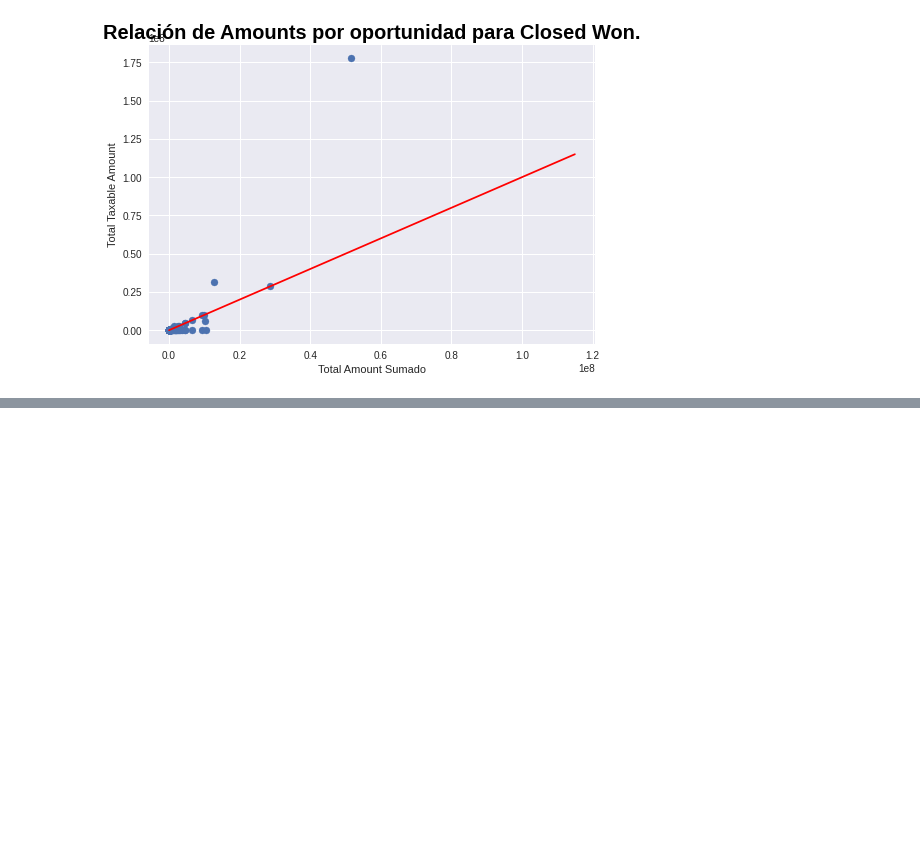
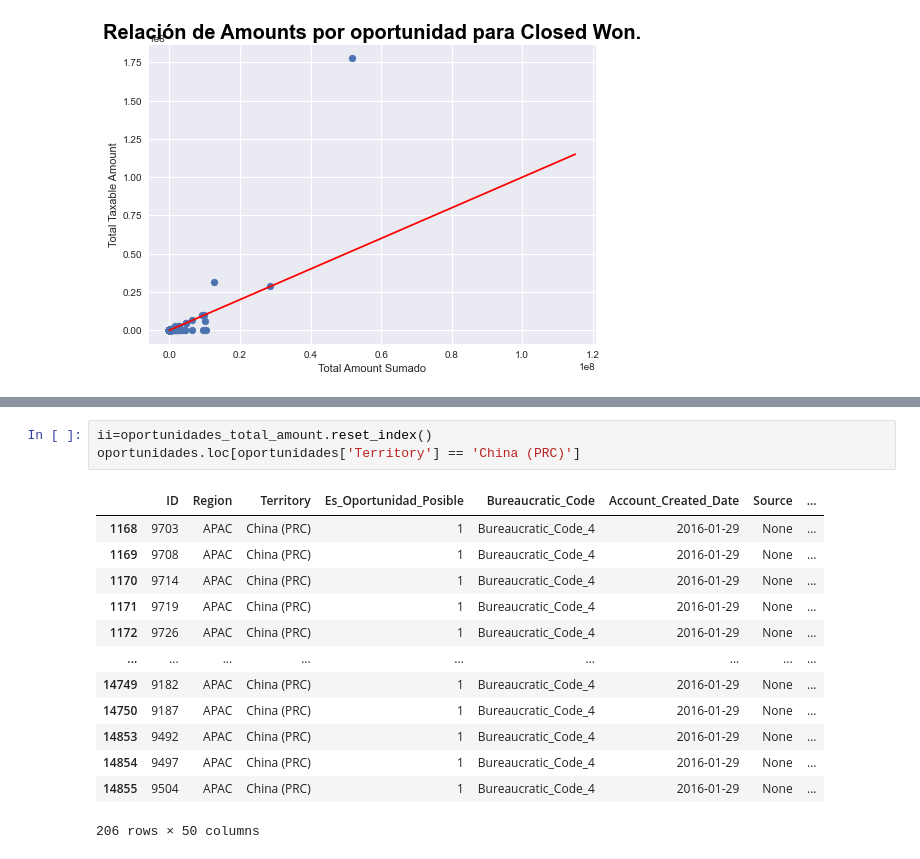
Before and after one commit to federicoburman/OrgaDatos, a Jupyter notebook: Taxable_Y_Total_Amounts.ipynb, the cells around one changed output, grey strips where cells are left out. Saved outputs shown, nothing was run; the diff lists cells and outputs as text; blank space fills up the shorter version.

```diff
--- a/Taxable_Y_Total_Amounts.ipynb
+++ b/Taxable_Y_Total_Amounts.ipynb
@@ -211,0 +220,17 @@ Text(0, 0.5, 'Total Amount')
+# %%
+ii=oportunidades_total_amount.reset_index()
+oportunidades.loc[oportunidades['Territory'] == 'China (PRC)']
+# %% [output]
+|  | ID | Region | Territory | Es_Oportunidad_Posible | Bureaucratic_Code | Account_Created_Date | Source | ... |
+| 1168 | 9703 | APAC | China (PRC) | 1 | Bureaucratic_Code_4 | 2016-01-29 | None | ... |
+| 1169 | 9708 | APAC | China (PRC) | 1 | Bureaucratic_Code_4 | 2016-01-29 | None | ... |
+| 1170 | 9714 | APAC | China (PRC) | 1 | Bureaucratic_Code_4 | 2016-01-29 | None | ... |
+| 1171 | 9719 | APAC | China (PRC) | 1 | Bureaucratic_Code_4 | 2016-01-29 | None | ... |
+| 1172 | 9726 | APAC | China (PRC) | 1 | Bureaucratic_Code_4 | 2016-01-29 | None | ... |
+| ... | ... | ... | ... | ... | ... | ... | ... | ... |
+| 14749 | 9182 | APAC | China (PRC) | 1 | Bureaucratic_Code_4 | 2016-01-29 | None | ... |
+| 14750 | 9187 | APAC | China (PRC) | 1 | Bureaucratic_Code_4 | 2016-01-29 | None | ... |
+| 14853 | 9492 | APAC | China (PRC) | 1 | Bureaucratic_Code_4 | 2016-01-29 | None | ... |
+| 14854 | 9497 | APAC | China (PRC) | 1 | Bureaucratic_Code_4 | 2016-01-29 | None | ... |
+| 14855 | 9504 | APAC | China (PRC) | 1 | Bureaucratic_Code_4 | 2016-01-29 | None | ... |
+206 rows × 50 columns
```
Also changed, not shown: parts of 7 cells of this notebook, 3 other files.
